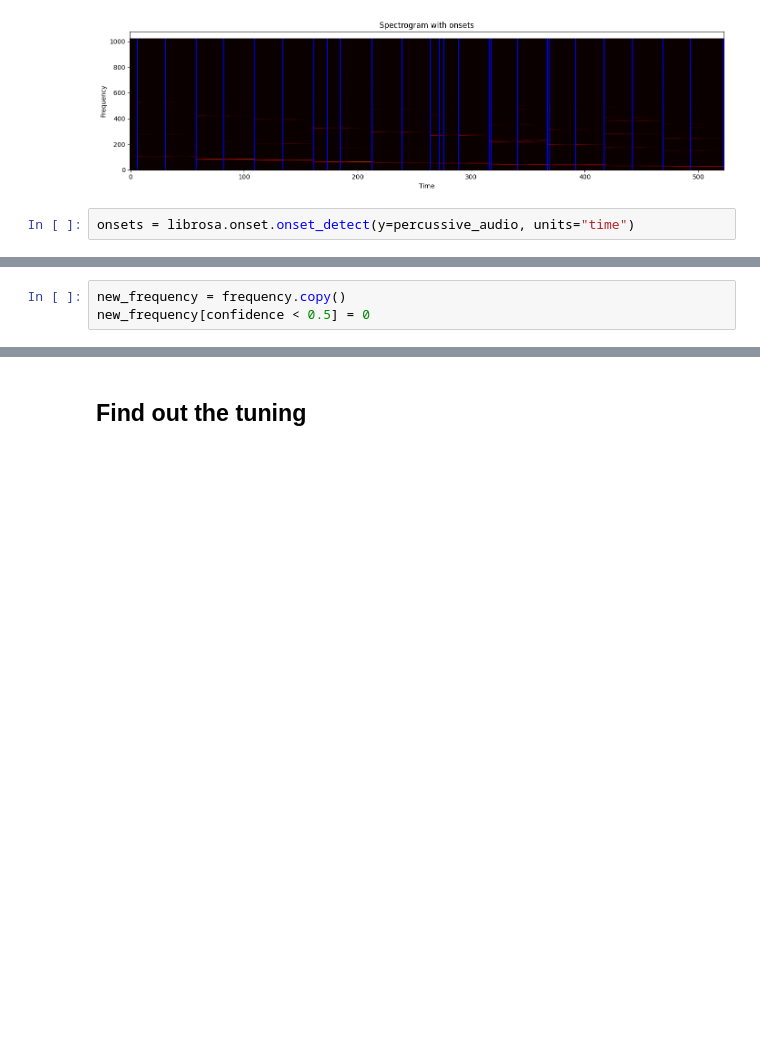
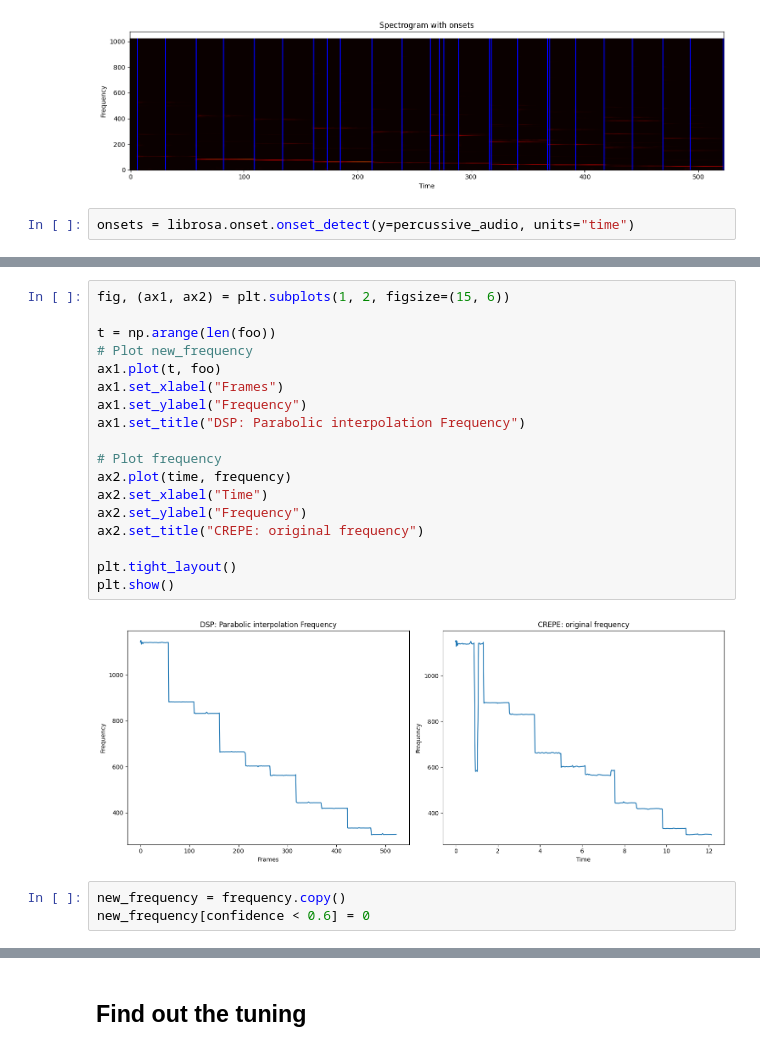
Before and after one commit to Masetto96/mir-gamelan, a Jupyter notebook: pipeline-alex.ipynb, the cells around one changed output, grey strips where cells are left out. Drawn from its saved outputs; the diff is of its cells as text; blank space fills up the shorter version.

```diff
--- a/pipeline-alex.ipynb
+++ b/pipeline-alex.ipynb
@@ -107,6 +147,26 @@ time, frequency, confidence, activation = crepe.predict(harmonic_audio, sr, vite
+# %%
+fig, (ax1, ax2) = plt.subplots(1, 2, figsize=(15, 6))
+
+t = np.arange(len(foo))
+# Plot new_frequency
+ax1.plot(t, foo)
+ax1.set_xlabel("Frames")
+ax1.set_ylabel("Frequency")
+ax1.set_title("DSP: Parabolic interpolation Frequency")
+
+# Plot frequency
+ax2.plot(time, frequency)
+ax2.set_xlabel("Time")
+ax2.set_ylabel("Frequency")
+ax2.set_title("CREPE: original frequency")
+
+plt.tight_layout()
+plt.show()
+# %% [output]
+[figure, added]
 # %%
 new_frequency = frequency.copy()
-new_frequency[confidence < 0.5] = 0
+new_frequency[confidence < 0.6] = 0
 # %%
 fig, (ax1, ax2) = plt.subplots(1, 2, figsize=(12, 6))
 
```
Also changed, not shown: parts of 17 cells of this notebook.
